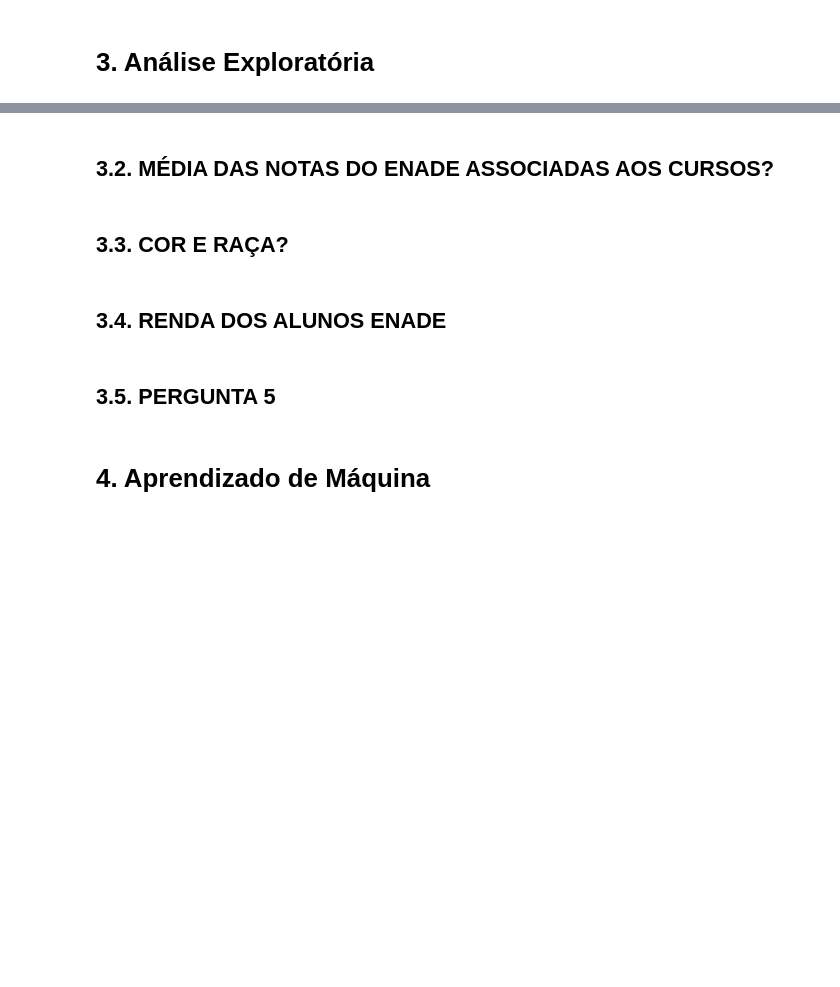
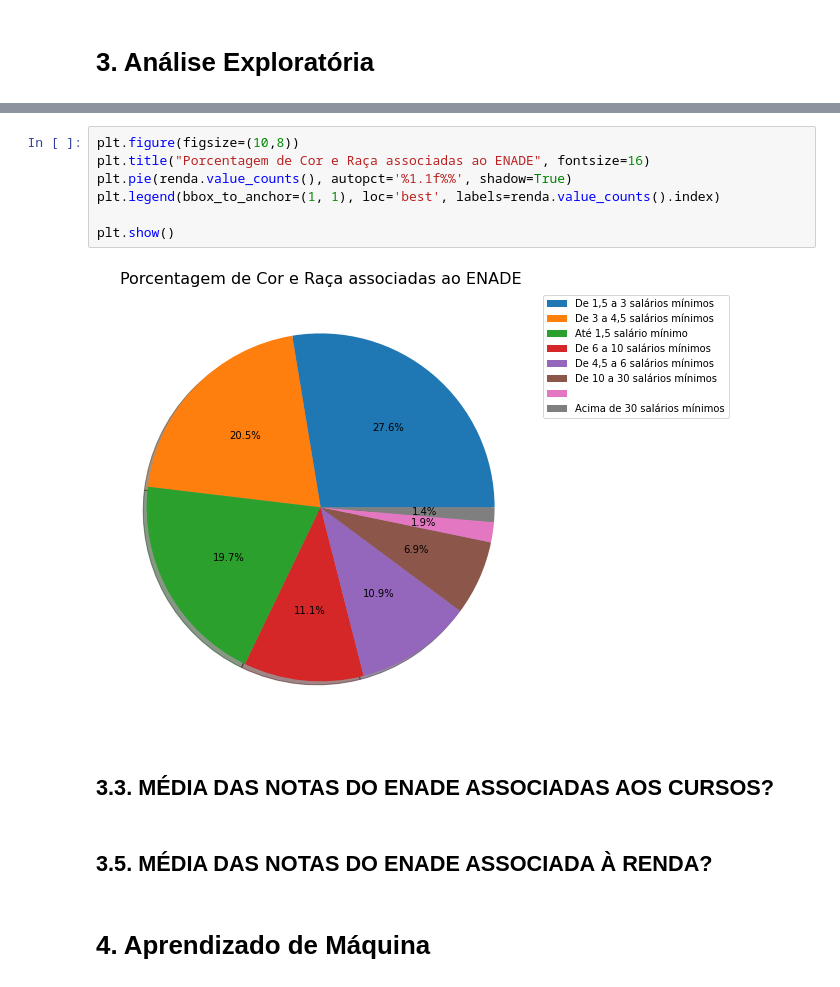
Before and after one commit to MelissapG/data-warehouse, a Jupyter notebook: prova-individual/DW-Prova_Individual.ipynb, the cells around one changed output, grey strips where cells are left out. Saved outputs shown, nothing was run; the diff lists cells and outputs as text; blank space fills up the shorter version.

```diff
--- a/prova-individual/DW-Prova_Individual.ipynb
+++ b/prova-individual/DW-Prova_Individual.ipynb
@@ -157,10 +207,15 @@ with engine.connect() as con:
+# %%
+plt.figure(figsize=(10,8))
+plt.title("Porcentagem de Cor e Raça associadas ao ENADE", fontsize=16)
+plt.pie(renda.value_counts(), autopct='%1.1f%%', shadow=True)
+plt.legend(bbox_to_anchor=(1, 1), loc='best', labels=renda.value_counts().index)
+
+plt.show()
+# %% [output]
+[figure, added]
 # %% [markdown]
-## 3.2. MÉDIA DAS NOTAS DO ENADE ASSOCIADAS AOS CURSOS?
+## 3.3. MÉDIA DAS NOTAS DO ENADE ASSOCIADAS AOS CURSOS?
-# %% [markdown]
-## 3.3. COR E RAÇA?
-# %% [markdown]
-## 3.4. RENDA DOS ALUNOS ENADE
-# %% [markdown]
-## 3.5. PERGUNTA 5
+# %% [markdown]
+## 3.5. MÉDIA DAS NOTAS DO ENADE ASSOCIADA À RENDA?
 # %% [markdown]
 # 4. Aprendizado de Máquina
```
Also changed, not shown: parts of 12 cells of this notebook.
